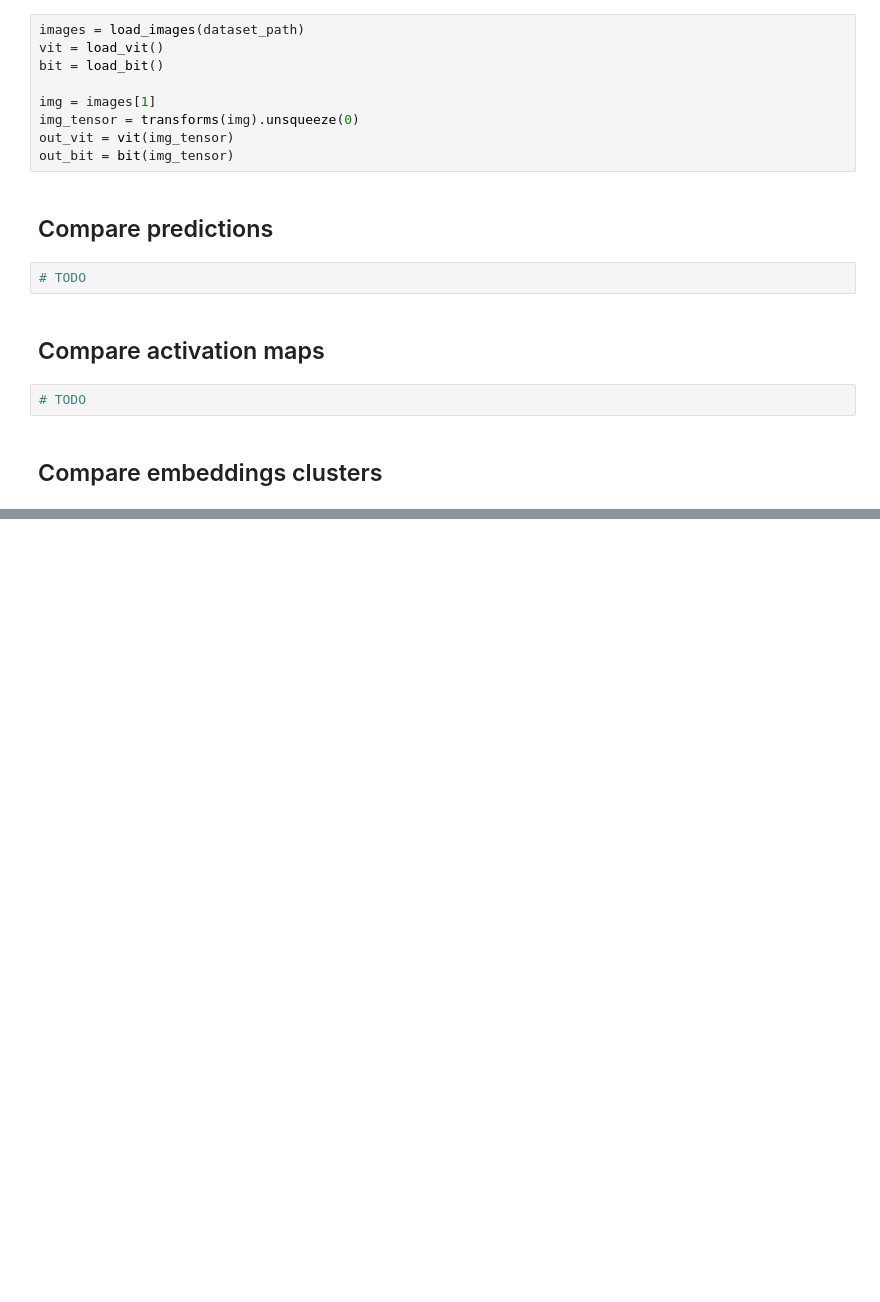
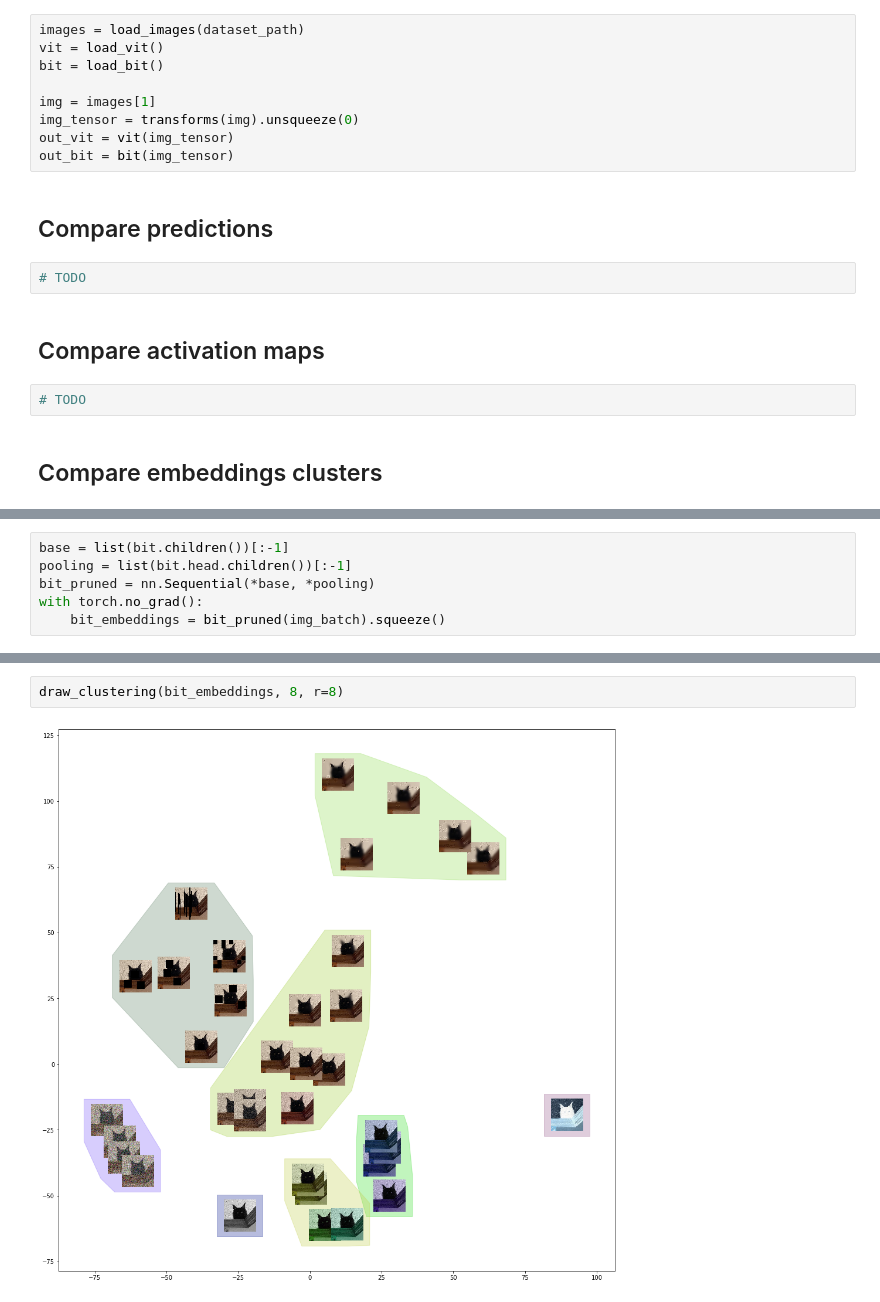
Before and after one commit to piotrhm/dl-miniproject, a Jupyter notebook: pipeline.ipynb, the cells around one changed output, grey strips where cells are left out. Cells and saved outputs as stored; diff of their text form; blank space fills up the shorter version.

```diff
--- a/pipeline.ipynb
+++ b/pipeline.ipynb
@@ -74,0 +121,6 @@ out_bit = bit(img_tensor)
+# %%
+base = list(bit.children())[:-1]
+pooling = list(bit.head.children())[:-1]
+bit_pruned = nn.Sequential(*base, *pooling)
+with torch.no_grad():
+    bit_embeddings = bit_pruned(img_batch).squeeze()
@@ -74,0 +131,4 @@ out_bit = bit(img_tensor)
+# %%
+draw_clustering(bit_embeddings, 8, r=8)
+# %% [output]
+[figure, added]
```
Also changed, not shown: parts of 7 cells of this notebook.
